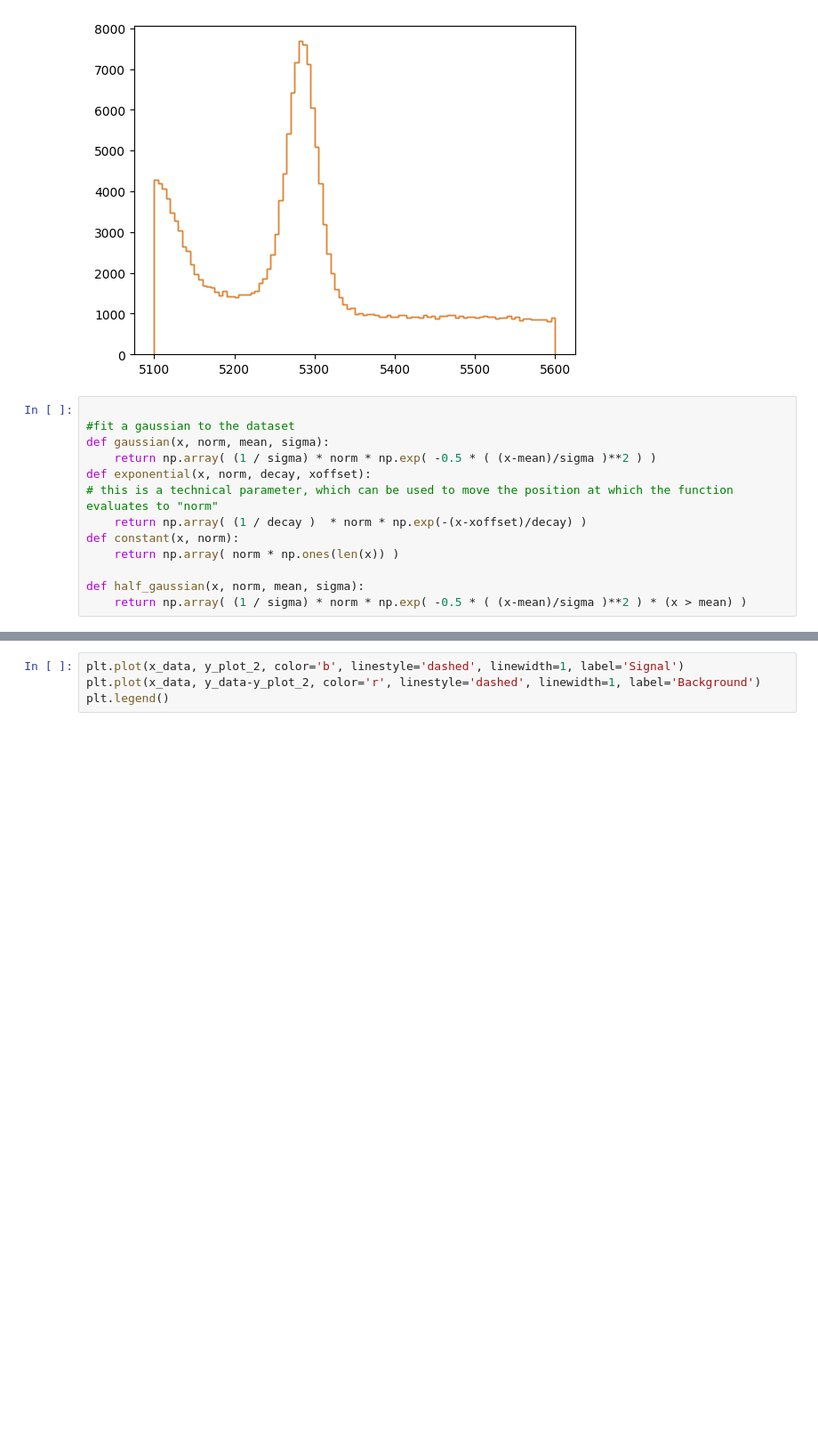
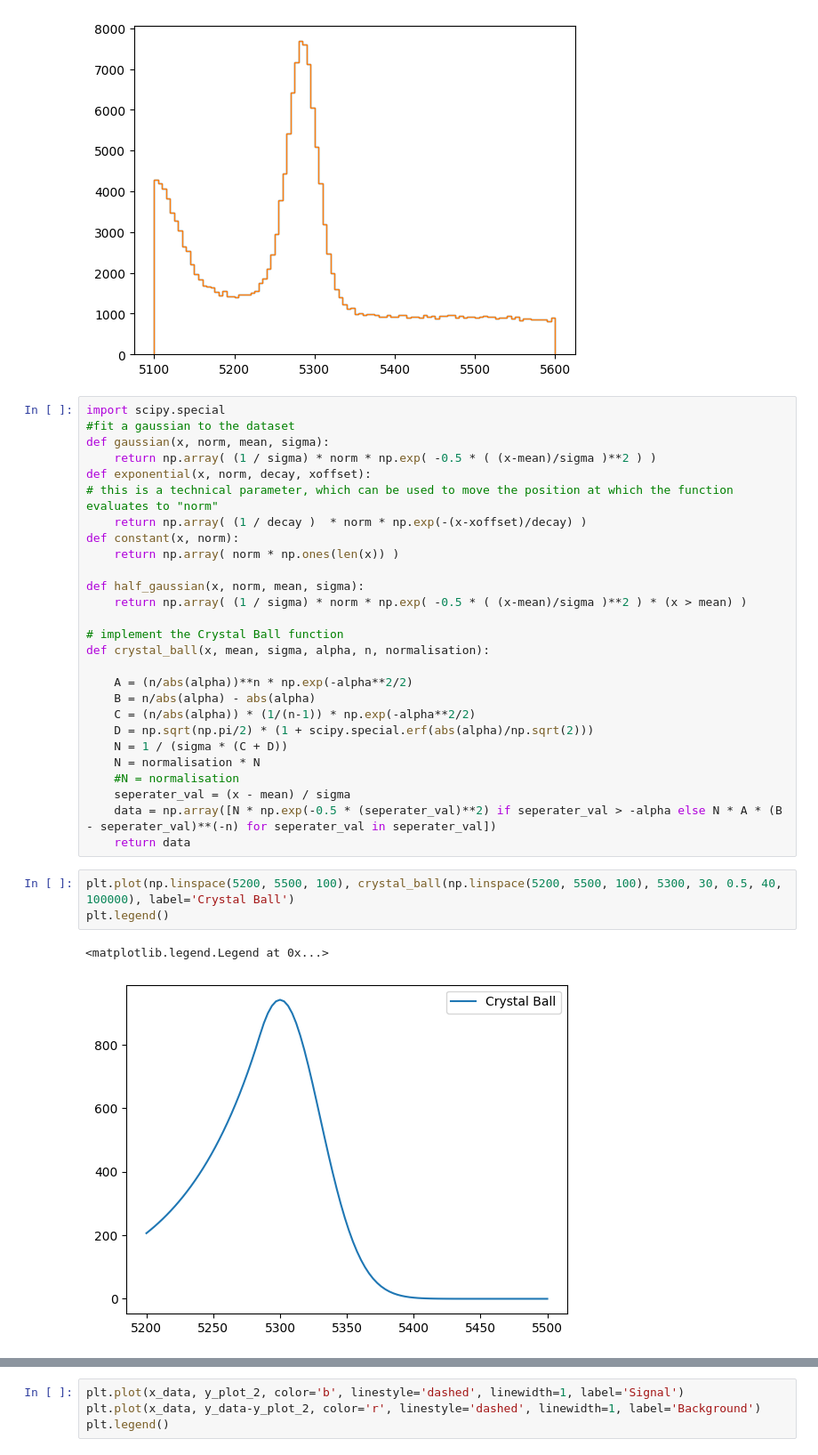
Before and after one commit to aavashsubedi/labs_yr3, a Jupyter notebook: matter_antimatter/aavash.ipynb, the cells around one changed output, grey strips where cells are left out. Shown at 89% size. Drawn from its saved outputs; the diff is of its cells as text; blank space fills up the shorter version.

```diff
--- a/matter_antimatter/aavash.ipynb
+++ b/matter_antimatter/aavash.ipynb
@@ -359,7 +343,7 @@ values, bins, patches = plt.hist(invariant_mass_numpy, bins=100,  histtype='step
 # %% [output]
 [figure]
 # %%
-
+import scipy.special
 #fit a gaussian to the dataset
 def gaussian(x, norm, mean, sigma):
     return np.array( (1 / sigma) * norm * np.exp( -0.5 * ( (x-mean)/sigma )**2 ) )
@@ -371,6 +355,26 @@ def constant(x, norm):
 
 def half_gaussian(x, norm, mean, sigma):
     return np.array( (1 / sigma) * norm * np.exp( -0.5 * ( (x-mean)/sigma )**2 ) * (x > mean) )
+
+# implement the Crystal Ball function
+def crystal_ball(x, mean, sigma, alpha, n, normalisation):
+
+    A = (n/abs(alpha))**n * np.exp(-alpha**2/2)
+    B = n/abs(alpha) - abs(alpha)
+    C = (n/abs(alpha)) * (1/(n-1)) * np.exp(-alpha**2/2)
+    D = np.sqrt(np.pi/2) * (1 + scipy.special.erf(abs(alpha)/np.sqrt(2)))
+    N = 1 / (sigma * (C + D))
+    N = normalisation * N
+    #N = normalisation
+    seperater_val = (x - mean) / sigma
+    data = np.array([N * np.exp(-0.5 * (seperater_val)**2) if seperater_val > -alpha else N * A * (B - seperater_val)**(-n) for seperater_val in seperater_val])
+    return data
+# %%
+plt.plot(np.linspace(5200, 5500, 100), crystal_ball(np.linspace(5200, 5500, 100), 5300, 30, 0.5, 40, 100000), label='Crystal Ball')
+plt.legend()
+# %% [output]
+<matplotlib.legend.Legend at 0x...>
+[figure, added]
 # %%
 def fit_func(x, norm, mean, sigma):
     return np.array( gaussian(x, norm, mean, sigma) )
```
Also changed, not shown: parts of 53 cells of this notebook, 11 other files.
